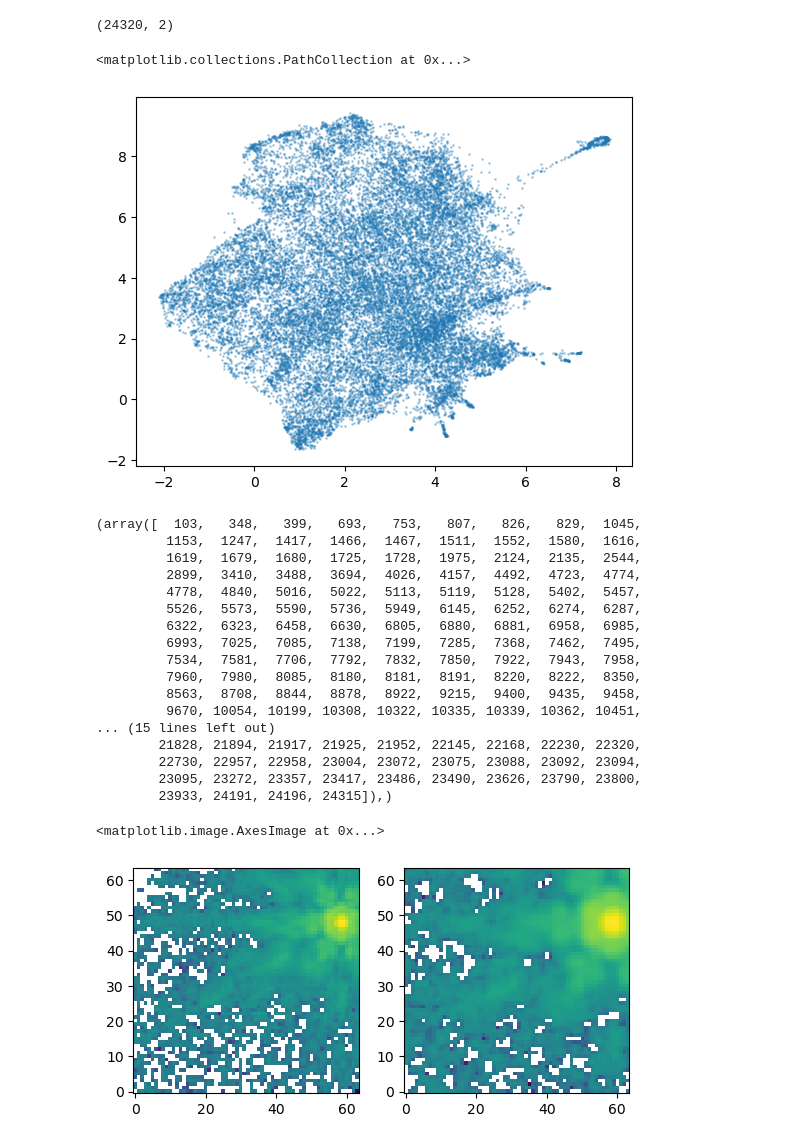
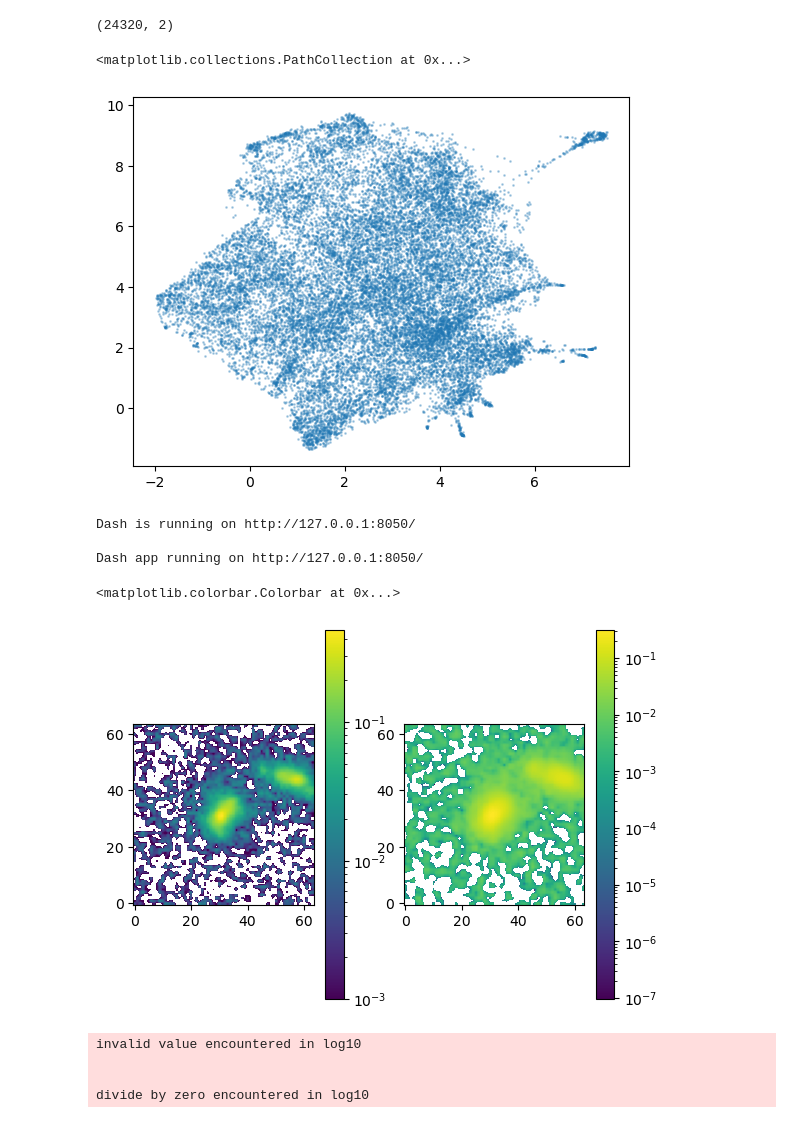
Before and after one commit to ashodkh/JWST-Outliers, a Jupyter notebook: data_exploration.ipynb, the cells around one changed output. Saved outputs shown, nothing was run; the diff lists cells and outputs as text; code cells hidden in the pictures.

Commit message:
added the exploration of umap space by hovering over points and seeing images

```diff
--- a/data_exploration.ipynb
+++ b/data_exploration.ipynb
@@ -58,27 +61,7 @@ lower_dimensional_space.shape
 # %%
 fig, ax = plt.subplots()
 
-ax.scatter(lower_dimensional_space[:,0], lower_dimensional_space[:,1], s=1, alpha=0.3)
+ax.scatter(ld[:,0], ld[:,1], s=1, alpha=0.3)
 # %% [output]
 <matplotlib.collections.PathCollection at 0x...>
-[figure, old version]
+[figure, new version]
-# %%
-np.where(lower_dimensional_space[:,0]>7)
-# %% [output]
-(array([  103,   348,   399,   693,   753,   807,   826,   829,  1045,
-         1153,  1247,  1417,  1466,  1467,  1511,  1552,  1580,  1616,
-         1619,  1679,  1680,  1725,  1728,  1975,  2124,  2135,  2544,
-         2899,  3410,  3488,  3694,  4026,  4157,  4492,  4723,  4774,
-         4778,  4840,  5016,  5022,  5113,  5119,  5128,  5402,  5457,
-         5526,  5573,  5590,  5736,  5949,  6145,  6252,  6274,  6287,
-         6322,  6323,  6458,  6630,  6805,  6880,  6881,  6958,  6985,
-         6993,  7025,  7085,  7138,  7199,  7285,  7368,  7462,  7495,
-         7534,  7581,  7706,  7792,  7832,  7850,  7922,  7943,  7958,
-         7960,  7980,  8085,  8180,  8181,  8191,  8220,  8222,  8350,
-         8563,  8708,  8844,  8878,  8922,  9215,  9400,  9435,  9458,
-         9670, 10054, 10199, 10308, 10322, 10335, 10339, 10362, 10451,
-... (15 lines left out)
-        21828, 21894, 21917, 21925, 21952, 22145, 22168, 22230, 22320,
-        22730, 22957, 22958, 23004, 23072, 23075, 23088, 23092, 23094,
-        23095, 23272, 23357, 23417, 23486, 23490, 23626, 23790, 23800,
-        23933, 24191, 24196, 24315]),)
@@ -85,9 +71,31 @@ np.where(lower_dimensional_space[:,0]>7)
+# %%
+if __name__ == '__main__':
+    app.run_server(debug=True)
+# %% [output]
+Dash is running on http://127.0.0.1:8050/
+
+Dash app running on http://127.0.0.1:8050/
 # %%
-i = 20500
+i = 9000
 fig, ax = plt.subplots(nrows=1, ncols=2)
 
-ax[0].imshow(images_f200[:,:,i], origin='lower', norm='log')
-ax[1].imshow(images_f356[:,:,i], origin='lower', norm='log')
+sd0 = ax[0].imshow(images_f200[:,:,i], origin='lower', norm='log', vmin=0.001)
+sd1 = ax[1].imshow(images_f356[:,:,i], origin='lower', norm='log')
+
+fig.colorbar(sd0, ax=ax[0])
+fig.colorbar(sd1, ax=ax[1])
 # %% [output]
-<matplotlib.image.AxesImage at 0x...>
+<matplotlib.colorbar.Colorbar at 0x...>
-[figure, old version]
+[figure, new version]
+# %%
+import plotly.graph_objects as go
+import plotly.express as px
+
+#fig = go.Figure(go.Image(z=images_f200[:,:,i]))
+fig = px.imshow(images_f200[:,:,i], origin='lower')
+fig.show()
+# %% [output]
+invalid value encountered in log10
+
+
+divide by zero encountered in log10
```
Also changed, not shown: parts of 4 cells of this notebook, 1 other file.
